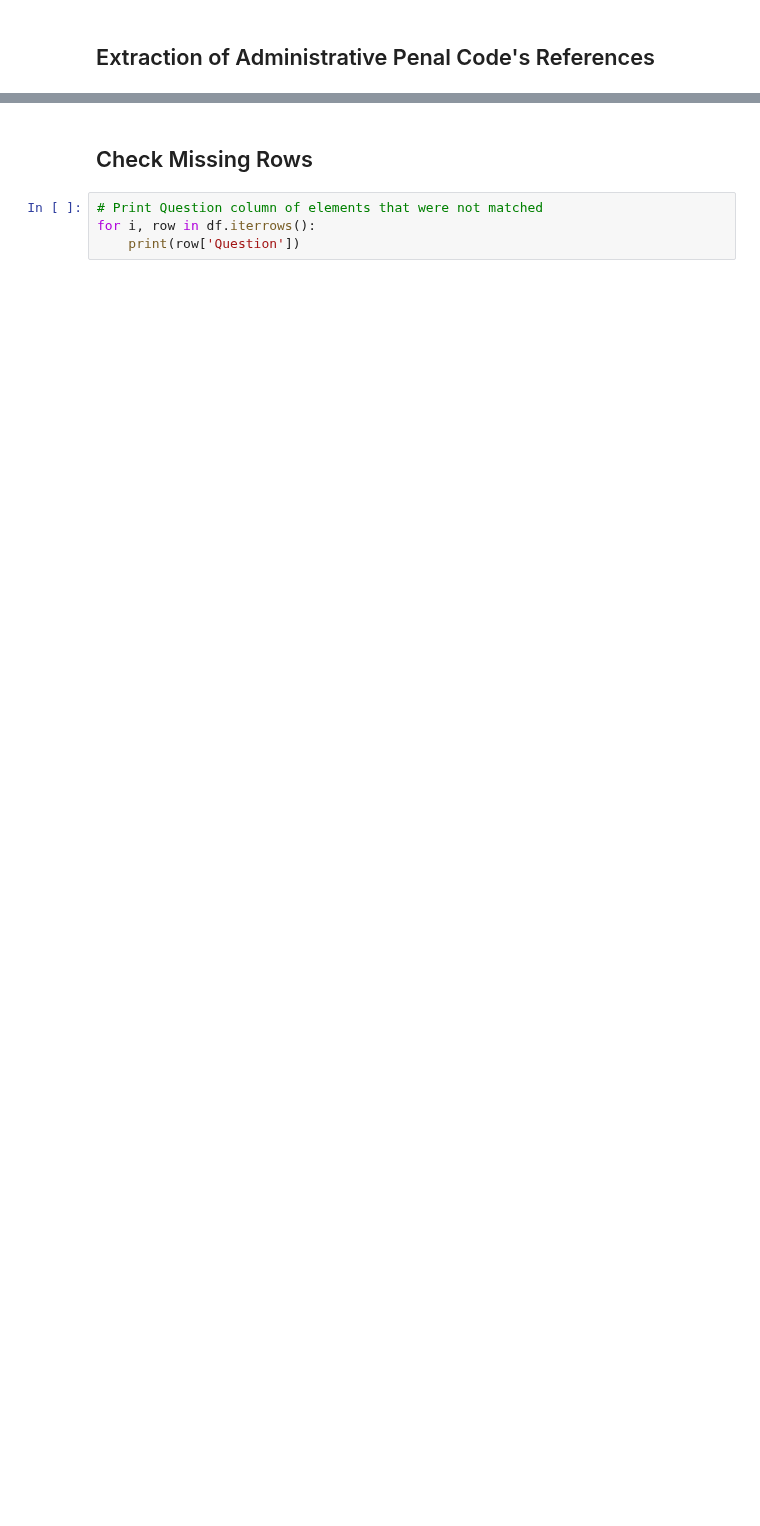
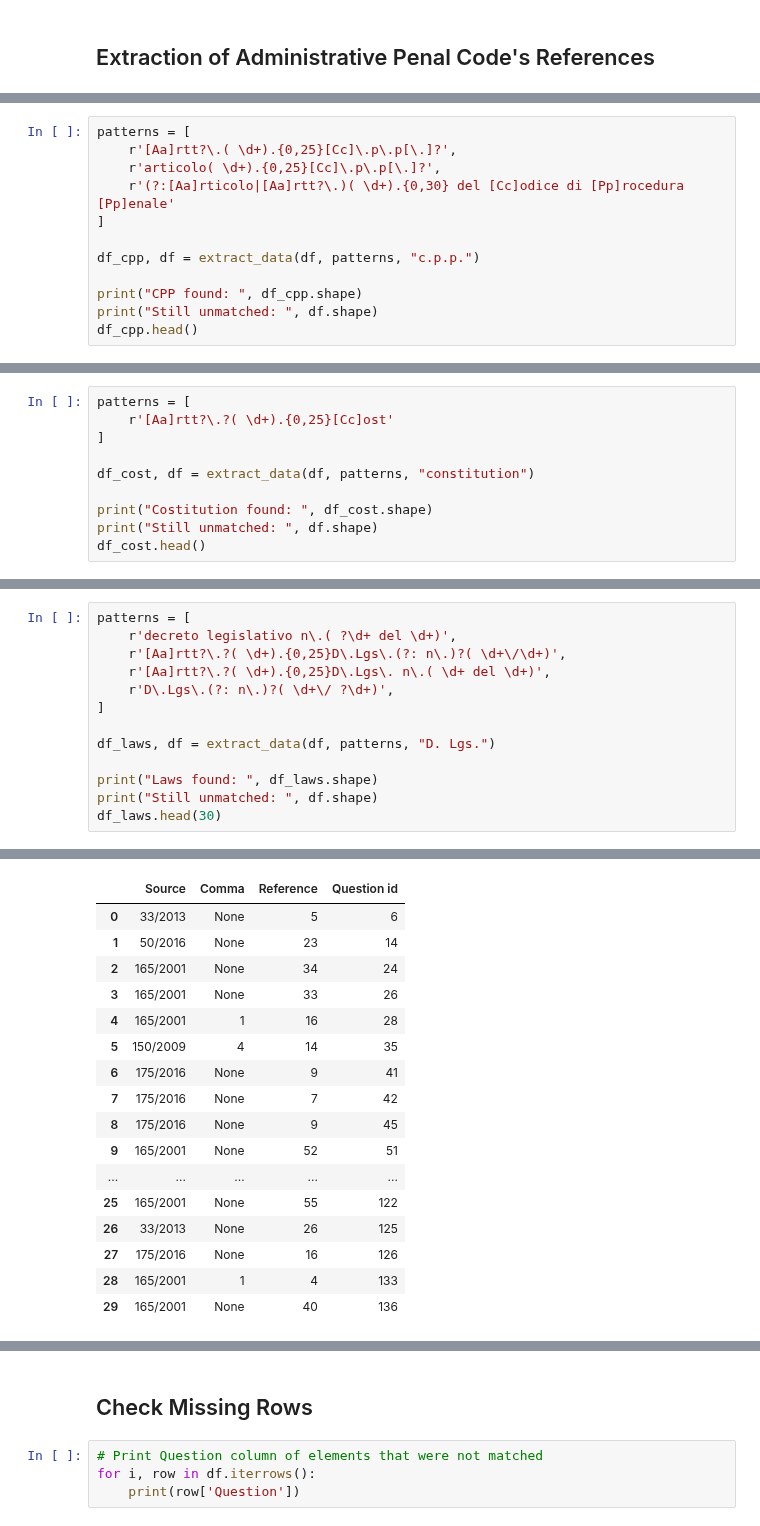
Before and after one commit to IGieckI/Thesis, a Jupyter notebook: Data/References extraction from quiz.ipynb, the cells around one changed output, grey strips where cells are left out. Cells and saved outputs as stored; diff of their text form; blank space fills up the shorter version.

Commit message:
Improve of law formatting in the dataframe

```diff
--- a/Data/References extraction from quiz.ipynb
+++ b/Data/References extraction from quiz.ipynb
@@ -106,0 +122,12 @@ Still unmatched:  (907, 5)
+# %%
+patterns = [
+    r'[Aa]rtt?\.( \d+).{0,25}[Cc]\.p\.p[\.]?',
+    r'articolo( \d+).{0,25}[Cc]\.p\.p[\.]?',
+    r'(?:[Aa]rticolo|[Aa]rtt?\.)( \d+).{0,30} del [Cc]odice di [Pp]rocedura [Pp]enale'
+]
+
+df_cpp, df = extract_data(df, patterns, "c.p.p.")
+
+print("CPP found: ", df_cpp.shape)
+print("Still unmatched: ", df.shape)
+df_cpp.head()
@@ -108,0 +145,10 @@ Still unmatched:  (907, 5)
+# %%
+patterns = [
+    r'[Aa]rtt?\.?( \d+).{0,25}[Cc]ost'
+]
+
+df_cost, df = extract_data(df, patterns, "constitution")
+
+print("Costitution found: ", df_cost.shape)
+print("Still unmatched: ", df.shape)
+df_cost.head()
@@ -108,0 +166,14 @@ Still unmatched:  (907, 5)
+# %%
+patterns = [
+    r'decreto legislativo n\.( ?\d+ del \d+)',
+    r'[Aa]rtt?\.?( \d+).{0,25}D\.Lgs\.(?: n\.)?( \d+\/\d+)',
+    r'[Aa]rtt?\.?( \d+).{0,25}D\.Lgs\. n\.( \d+ del \d+)',
+    r'D\.Lgs\.(?: n\.)?( \d+\/ ?\d+)',
+]
+
+df_laws, df = extract_data(df, patterns, "D. Lgs.")
+
+print("Laws found: ", df_laws.shape)
+print("Still unmatched: ", df.shape)
+df_laws.head(30)
+# %% [output]
@@ -108,0 +182,17 @@ Still unmatched:  (907, 5)
+|  | Source | Comma | Reference | Question id |
+| 0 | 33/2013 | None | 5 | 6 |
+| 1 | 50/2016 | None | 23 | 14 |
+| 2 | 165/2001 | None | 34 | 24 |
+| 3 | 165/2001 | None | 33 | 26 |
+| 4 | 165/2001 | 1 | 16 | 28 |
+| 5 | 150/2009 | 4 | 14 | 35 |
+| 6 | 175/2016 | None | 9 | 41 |
+| 7 | 175/2016 | None | 7 | 42 |
+| 8 | 175/2016 | None | 9 | 45 |
+| 9 | 165/2001 | None | 52 | 51 |
+| ... | ... | ... | ... | ... |
+| 25 | 165/2001 | None | 55 | 122 |
+| 26 | 33/2013 | None | 26 | 125 |
+| 27 | 175/2016 | None | 16 | 126 |
+| 28 | 165/2001 | 1 | 4 | 133 |
+| 29 | 165/2001 | None | 40 | 136 |
```
Also changed, not shown: parts of 15 cells of this notebook, 5 other files.
